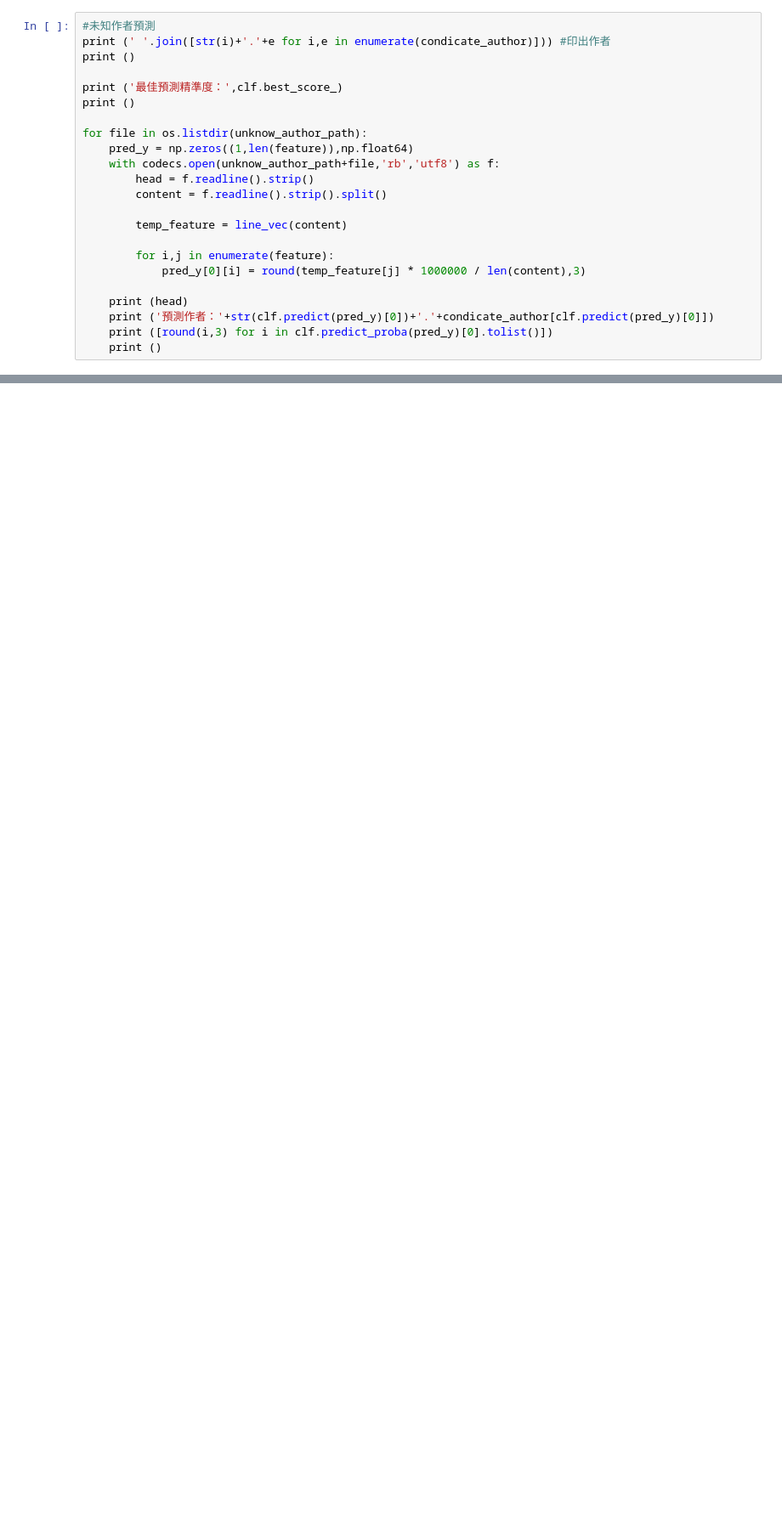
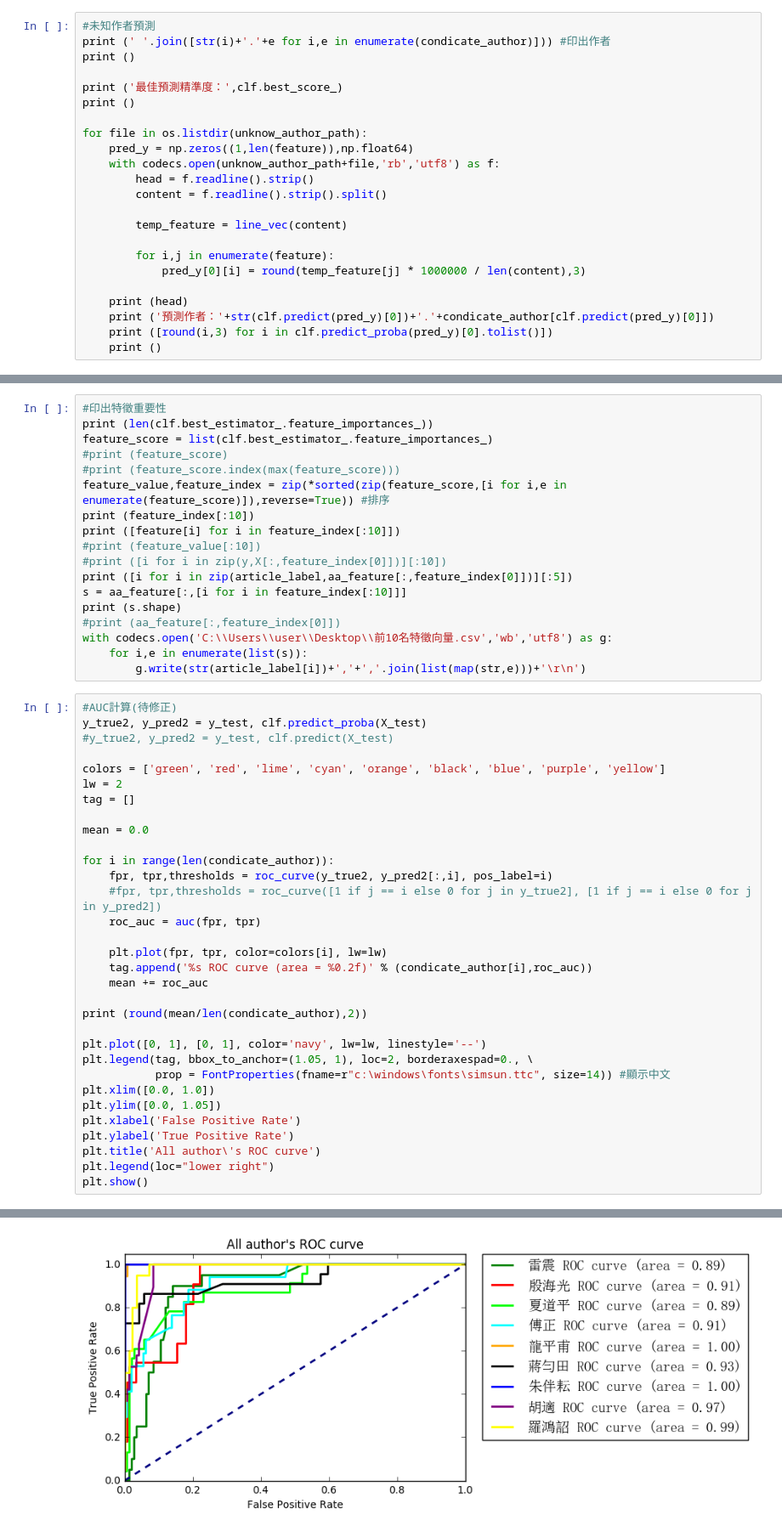
Before and after one commit to redwing710886/meeting_porject, a Jupyter notebook: final_paper_work/自由中國SVM作者預測.ipynb, the cells around one changed output, grey strips where cells are left out. Shown at 85% size. Saved outputs shown, nothing was run; the diff lists cells and outputs as text; blank space fills up the shorter version.

```diff
--- a/final_paper_work/自由中國SVM作者預測.ipynb
+++ b/final_paper_work/自由中國SVM作者預測.ipynb
@@ -212,0 +461,51 @@ print (n.best_score_)
+# %%
+#印出特徵重要性
+print (len(clf.best_estimator_.feature_importances_))
+feature_score = list(clf.best_estimator_.feature_importances_)
+#print (feature_score)
+#print (feature_score.index(max(feature_score)))
+feature_value,feature_index = zip(*sorted(zip(feature_score,[i for i,e in enumerate(feature_score)]),reverse=True)) #排序
+print (feature_index[:10])
+print ([feature[i] for i in feature_index[:10]])
+#print (feature_value[:10])
+#print ([i for i in zip(y,X[:,feature_index[0]])][:10])
+print ([i for i in zip(article_label,aa_feature[:,feature_index[0]])][:5])
+s = aa_feature[:,[i for i in feature_index[:10]]]
+print (s.shape)
+#print (aa_feature[:,feature_index[0]])
+with codecs.open('C:\\Users\\user\\Desktop\\前10名特徵向量.csv','wb','utf8') as g:
+    for i,e in enumerate(list(s)):
+        g.write(str(article_label[i])+','+','.join(list(map(str,e)))+'\r\n')
+# %%
+#AUC計算(待修正)
+y_true2, y_pred2 = y_test, clf.predict_proba(X_test)
+#y_true2, y_pred2 = y_test, clf.predict(X_test)
+
+colors = ['green', 'red', 'lime', 'cyan', 'orange', 'black', 'blue', 'purple', 'yellow']
+lw = 2
+tag = []
+
+mean = 0.0
+
+for i in range(len(condicate_author)):
+    fpr, tpr,thresholds = roc_curve(y_true2, y_pred2[:,i], pos_label=i)
+    #fpr, tpr,thresholds = roc_curve([1 if j == i else 0 for j in y_true2], [1 if j == i else 0 for j in y_pred2])
+    roc_auc = auc(fpr, tpr)
+
+    plt.plot(fpr, tpr, color=colors[i], lw=lw)
+    tag.append('%s ROC curve (area = %0.2f)' % (condicate_author[i],roc_auc))
+    mean += roc_auc
+
+print (round(mean/len(condicate_author),2))
+
+plt.plot([0, 1], [0, 1], color='navy', lw=lw, linestyle='--')
+plt.legend(tag, bbox_to_anchor=(1.05, 1), loc=2, borderaxespad=0., \
+           prop = FontProperties(fname=r"c:\windows\fonts\simsun.ttc", size=14)) #顯示中文
+plt.xlim([0.0, 1.0])
+plt.ylim([0.0, 1.05])
+plt.xlabel('False Positive Rate')
+plt.ylabel('True Positive Rate')
+plt.title('All author\'s ROC curve')
+plt.legend(loc="lower right")
+plt.show()
+# %% [output]
@@ -212,0 +513 @@ print (n.best_score_)
+[figure, added]
```
Also changed, not shown: parts of 14 cells of this notebook, 6 other files.
